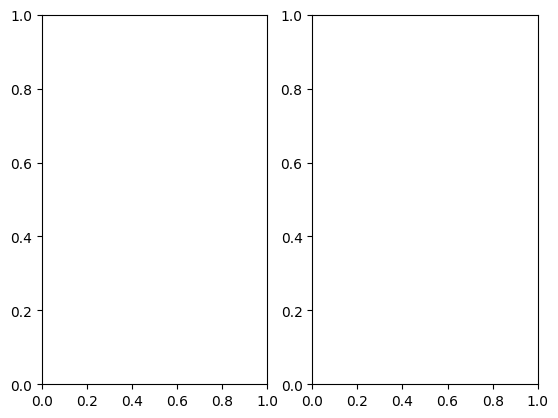
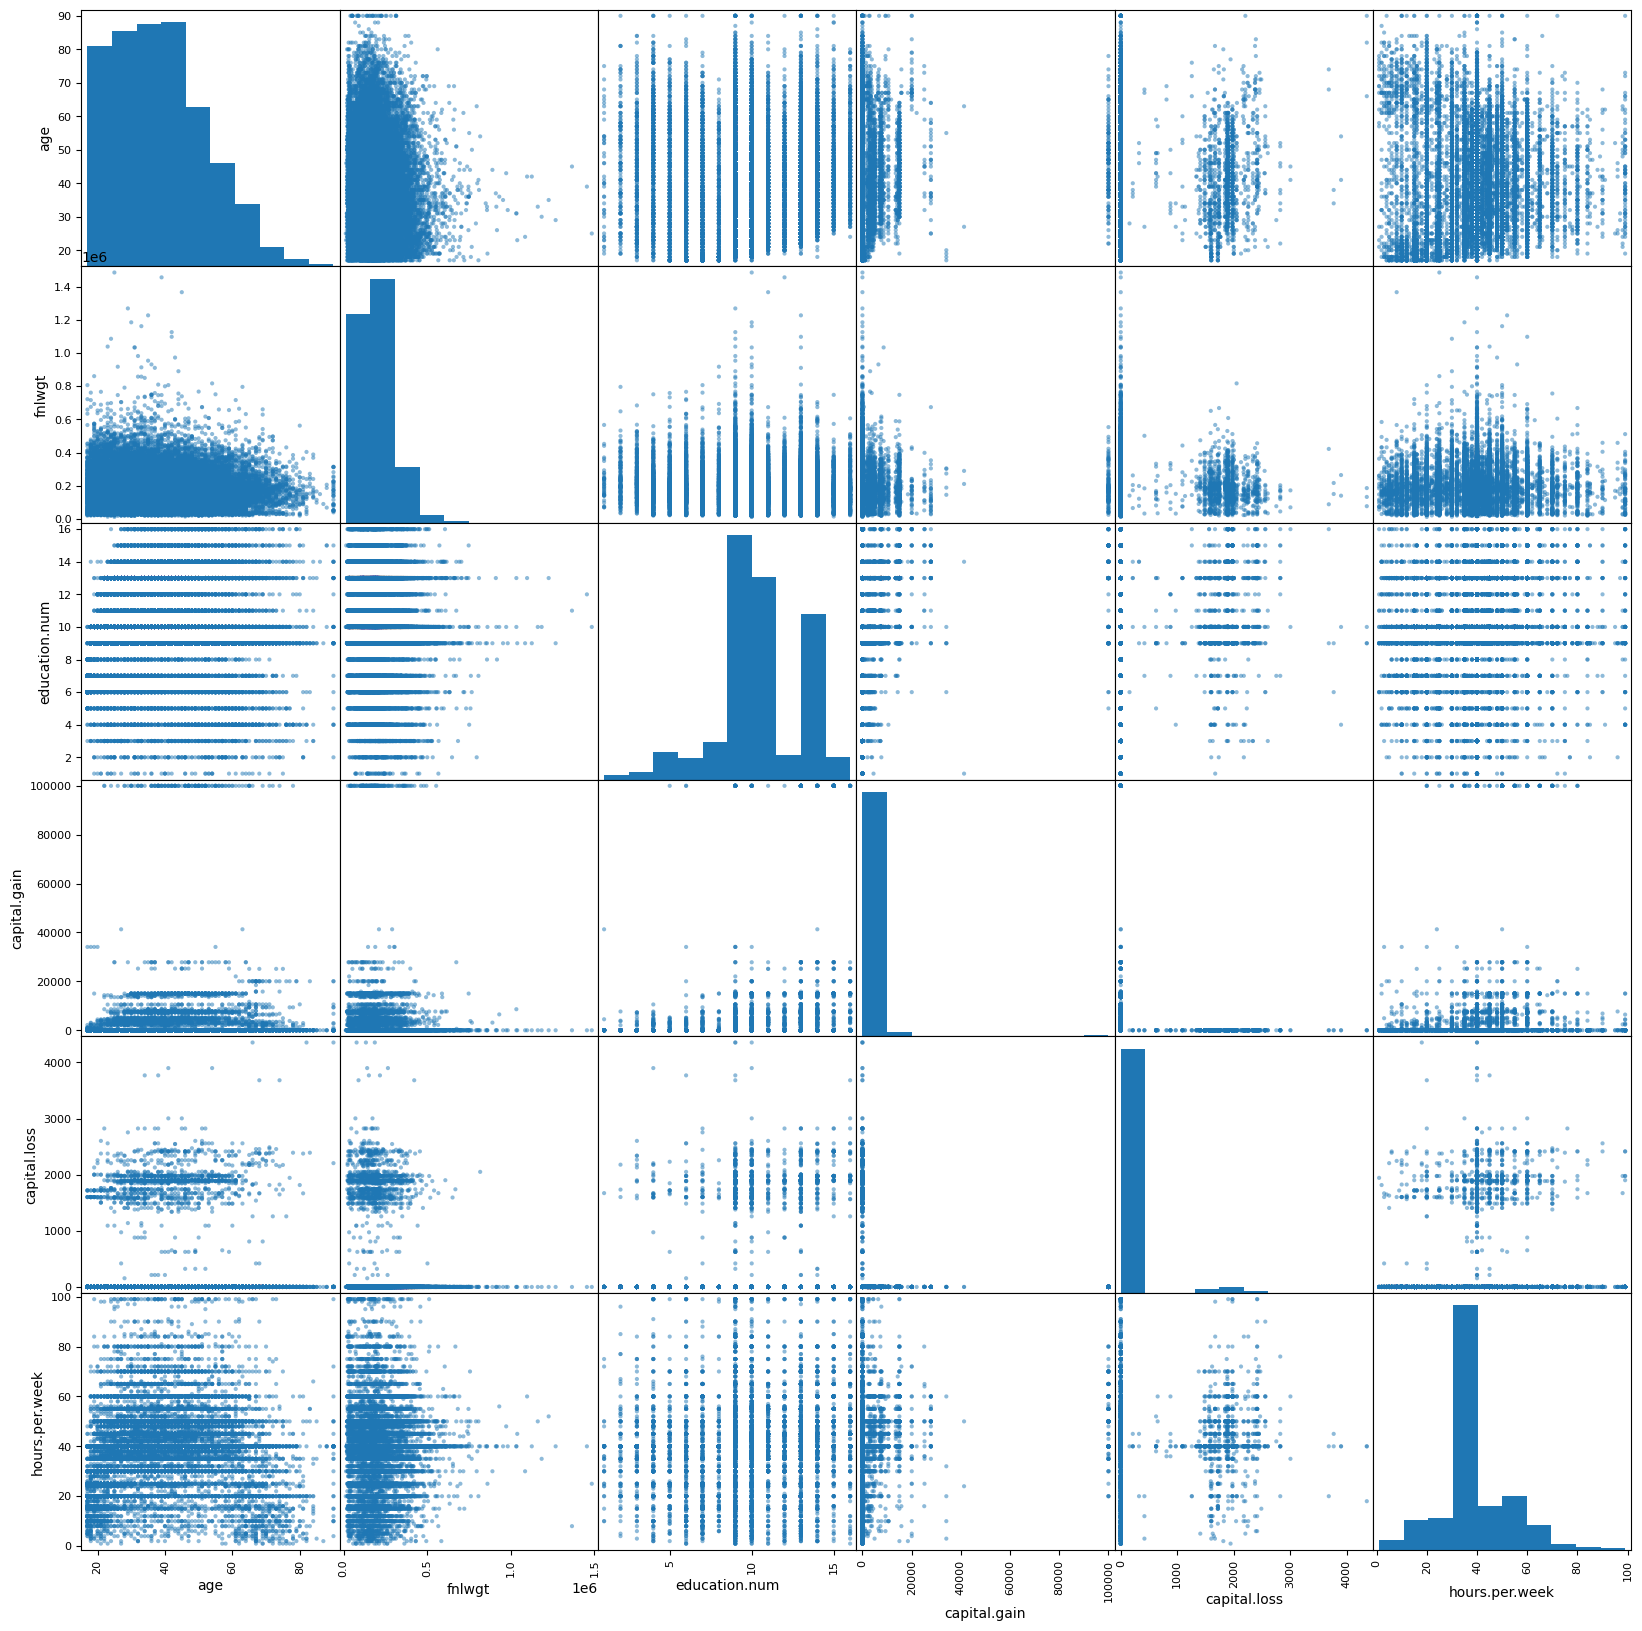
Unified diff of the notebook cell whose output changed from the first chart to the second:
--- before
+++ after
@@ -1,2 +1,2 @@
 from pandas.plotting import scatter_matrix
-scatter_matrix(data[[]])
+scatter_matrix(X_train[X_numerical_types] , figsize=(20 , 20))

Commit: done playing with data for now